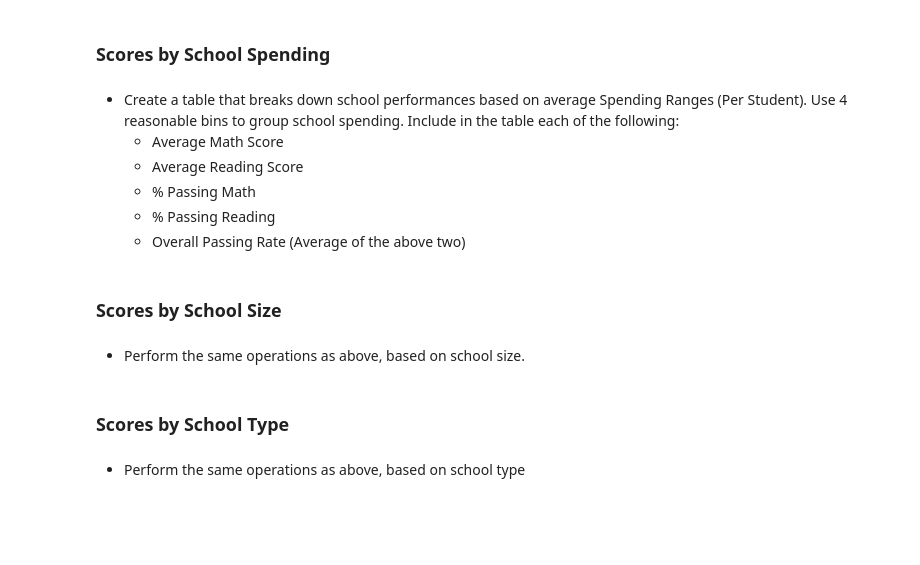
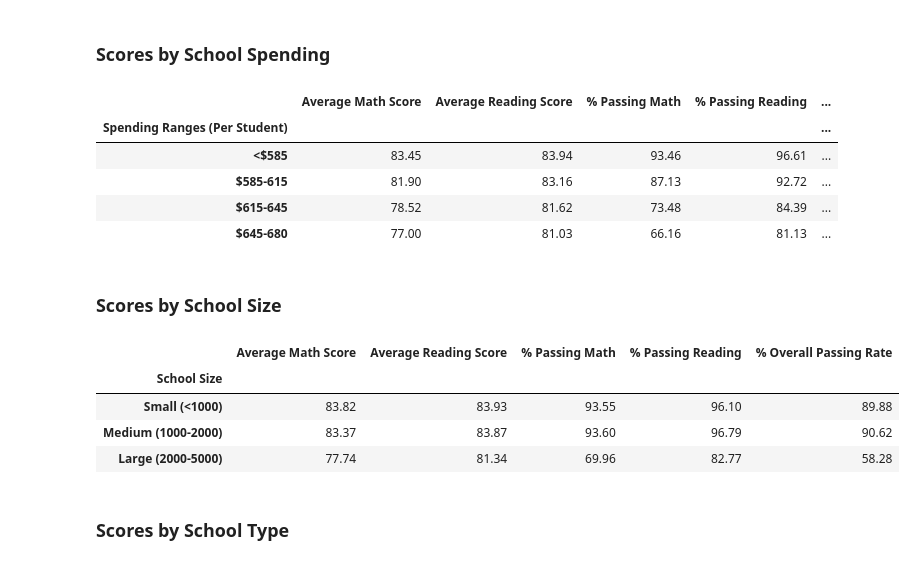
Before and after one commit to jessicapardo/Pandas-challenge, a Jupyter notebook: PyCitySchools/PyCitySchools.ipynb, the cells around one changed output. Saved outputs shown, nothing was run; the diff lists cells and outputs as text; code cells hidden in the pictures; blank space fills up the shorter version.

Commit message:
PyCitySchool Final Script added

```diff
--- a/PyCitySchools/PyCitySchools.ipynb
+++ b/PyCitySchools/PyCitySchools.ipynb
@@ -239,18 +239,70 @@ reading_scores_per_grade_df
 | Wright High School | 83.83 | 83.81 | 84.16 | 84.07 |
 # %% [markdown]
 ### Scores by School Spending
-# %% [markdown]
-* Create a table that breaks down school performances based on average Spending Ranges (Per Student). Use 4 reasonable bins to group school spending. Include in the table each of the following:
-  * Average Math Score
-  * Average Reading Score
-  * % Passing Math
-  * % Passing Reading
-  * Overall Passing Rate (Average of the above two)
+# %%
+# Establish the bins
+bins = [0, 585, 630, 645, 680]
+bins_group_names = ['<$585','$585-615', '$615-645', '$645-680']
+
+# Calculate breaks down school performances based on average Spending Ranges
+school_summary_df['Spending Ranges (Per Student)'] = pd.cut(per_student_budget, bins, labels=bins_group_names)
+
+spending_avg_math_score = school_summary_df.groupby(['Spending Ranges (Per Student)']).mean()['Average Math Score']
+spending_avg_reading_score = school_summary_df.groupby(['Spending Ranges (Per Student)']).mean()['Average Reading Score']
+spending_pct_passing_math = school_summary_df.groupby(['Spending Ranges (Per Student)']).mean()['% Passing Math']
+spending_pct_passing_reading = school_summary_df.groupby(['Spending Ranges (Per Student)']).mean()['% Passing Reading']
+spending_overall_passing_rate = school_summary_df.groupby(['Spending Ranges (Per Student)']).mean()['% Overall Passing Rate']
+
+# Create a dataframe for scores by school spending
+scores_school_spending_df = pd.DataFrame({'Average Math Score' : spending_avg_math_score,
+                                         'Average Reading Score': spending_avg_reading_score,
+                                         '% Passing Math': spending_pct_passing_math,
+                                         '% Passing Reading': spending_pct_passing_reading,
+                                         '% Overall Passing Rate': spending_overall_passing_rate})
+
+# Formatting
+scores_school_spending_df = scores_school_spending_df.round(2)
+
+scores_school_spending_df
+# %% [output]
+|  | Average Math Score | Average Reading Score | % Passing Math | % Passing Reading | ... |
+| Spending Ranges (Per Student) |  |  |  |  | ... |
+| <$585 | 83.45 | 83.94 | 93.46 | 96.61 | ... |
+| $585-615 | 81.90 | 83.16 | 87.13 | 92.72 | ... |
+| $615-645 | 78.52 | 81.62 | 73.48 | 84.39 | ... |
+| $645-680 | 77.00 | 81.03 | 66.16 | 81.13 | ... |
 # %% [markdown]
 ### Scores by School Size
-# %% [markdown]
-* Perform the same operations as above, based on school size.
+# %%
+# Establish the bins
+bins = [0, 1000, 2000, 5000]
+bins_group_names = ['Small (<1000)','Medium (1000-2000)', 'Large (2000-5000)']
+
+# Calculate breaks down school performances based on school size
+school_summary_df['School Size'] = pd.cut(school_summary_df['Total Students'], bins, labels=bins_group_names)
+
+school_size_avg_math_score = school_summary_df.groupby(['School Size']).mean()['Average Math Score']
+school_size_avg_reading_score = school_summary_df.groupby(['School Size']).mean()['Average Reading Score']
+school_size_pct_passing_math = school_summary_df.groupby(['School Size']).mean()['% Passing Math']
+school_size_pct_passing_reading = school_summary_df.groupby(['School Size']).mean()['% Passing Reading']
+school_size_overall_passing_rate = school_summary_df.groupby(['School Size']).mean()['% Overall Passing Rate']
+
+# Create a dataframe for scores by school size
+scores_school_size_df = pd.DataFrame({'Average Math Score' : school_size_avg_math_score,
+                                         'Average Reading Score': school_size_avg_reading_score,
+                                         '% Passing Math': school_size_pct_passing_math,
+                                         '% Passing Reading': school_size_pct_passing_reading,
+                                         '% Overall Passing Rate': school_size_overall_passing_rate})
+
+# Formatting
+scores_school_size_df = scores_school_size_df.round(2)
+
+scores_school_size_df
+# %% [output]
+|  | Average Math Score | Average Reading Score | % Passing Math | % Passing Reading | % Overall Passing Rate |
+| School Size |  |  |  |  |  |
+| Small (<1000) | 83.82 | 83.93 | 93.55 | 96.10 | 89.88 |
+| Medium (1000-2000) | 83.37 | 83.87 | 93.60 | 96.79 | 90.62 |
+| Large (2000-5000) | 77.74 | 81.34 | 69.96 | 82.77 | 58.28 |
 # %% [markdown]
 ### Scores by School Type
-# %% [markdown]
-* Perform the same operations as above, based on school type
```
Also changed, not shown: parts of 1 cell of this notebook.
